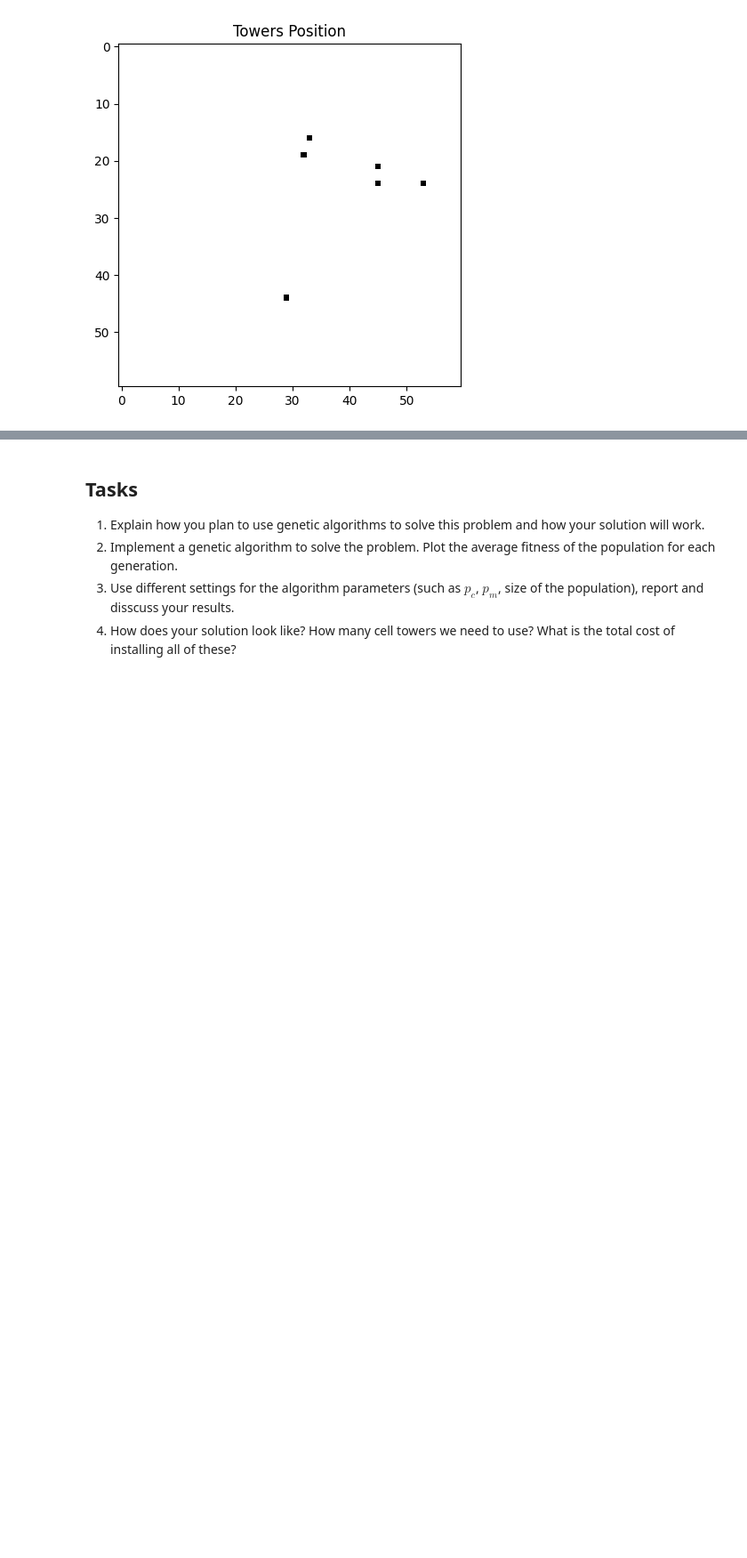
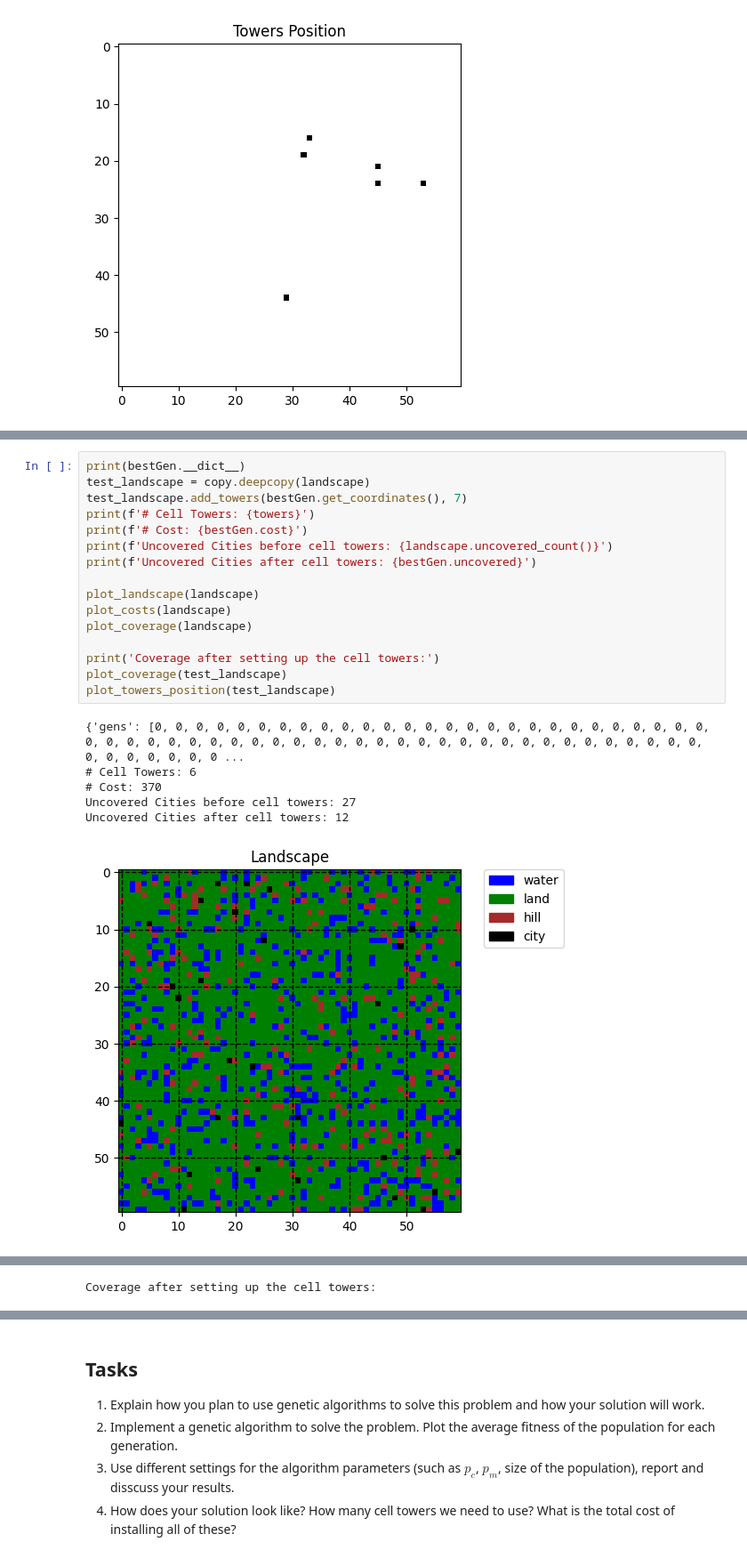
Before and after one commit to DwijanX/Genetic-alg, a Jupyter notebook: cell-tower-installation.ipynb, the cells around one changed output, grey strips where cells are left out. Shown at 89% size. Drawn from its saved outputs; the diff is of its cells as text; blank space fills up the shorter version.

```diff
--- a/cell-tower-installation.ipynb
+++ b/cell-tower-installation.ipynb
@@ -428 +443,24 @@ cities: 1
 {'gens': [0, 0, 0, 0, 0, 0, 0, 0, 0, 0, 0, 0, 0, 0, 0, 0, 0, 0, 0, 0, 0, 0, 0, 0, 0, 0, 0, 0, 0, 0, 0, 0, 0, 0, 0, 0, 0, 0, 0, 0, 0, 0, 0, 0, 0, 0, 0, 0, 0, 0, 0, 0, 0, 0, 0, 0, 0, 0, 0, 0, 0, 0, 0, 0 ...
+# %%
+print(bestGen.__dict__)
+test_landscape = copy.deepcopy(landscape)
+test_landscape.add_towers(bestGen.get_coordinates(), 7)
+print(f'# Cell Towers: {towers}')
+print(f'# Cost: {bestGen.cost}')
+print(f'Uncovered Cities before cell towers: {landscape.uncovered_count()}')
+print(f'Uncovered Cities after cell towers: {bestGen.uncovered}')
+
+plot_landscape(landscape)
+plot_costs(landscape)
+plot_coverage(landscape)
+
+print('Coverage after setting up the cell towers:')
+plot_coverage(test_landscape)
+plot_towers_position(test_landscape)
+# %% [output]
+{'gens': [0, 0, 0, 0, 0, 0, 0, 0, 0, 0, 0, 0, 0, 0, 0, 0, 0, 0, 0, 0, 0, 0, 0, 0, 0, 0, 0, 0, 0, 0, 0, 0, 0, 0, 0, 0, 0, 0, 0, 0, 0, 0, 0, 0, 0, 0, 0, 0, 0, 0, 0, 0, 0, 0, 0, 0, 0, 0, 0, 0, 0, 0, 0, 0 ...
+# Cell Towers: 6
+# Cost: 370
+Uncovered Cities before cell towers: 27
+Uncovered Cities after cell towers: 12
+[figure, added]
@@ -428,0 +469 @@ cities: 1
+Coverage after setting up the cell towers:
```
Also changed, not shown: parts of 2 cells of this notebook.
